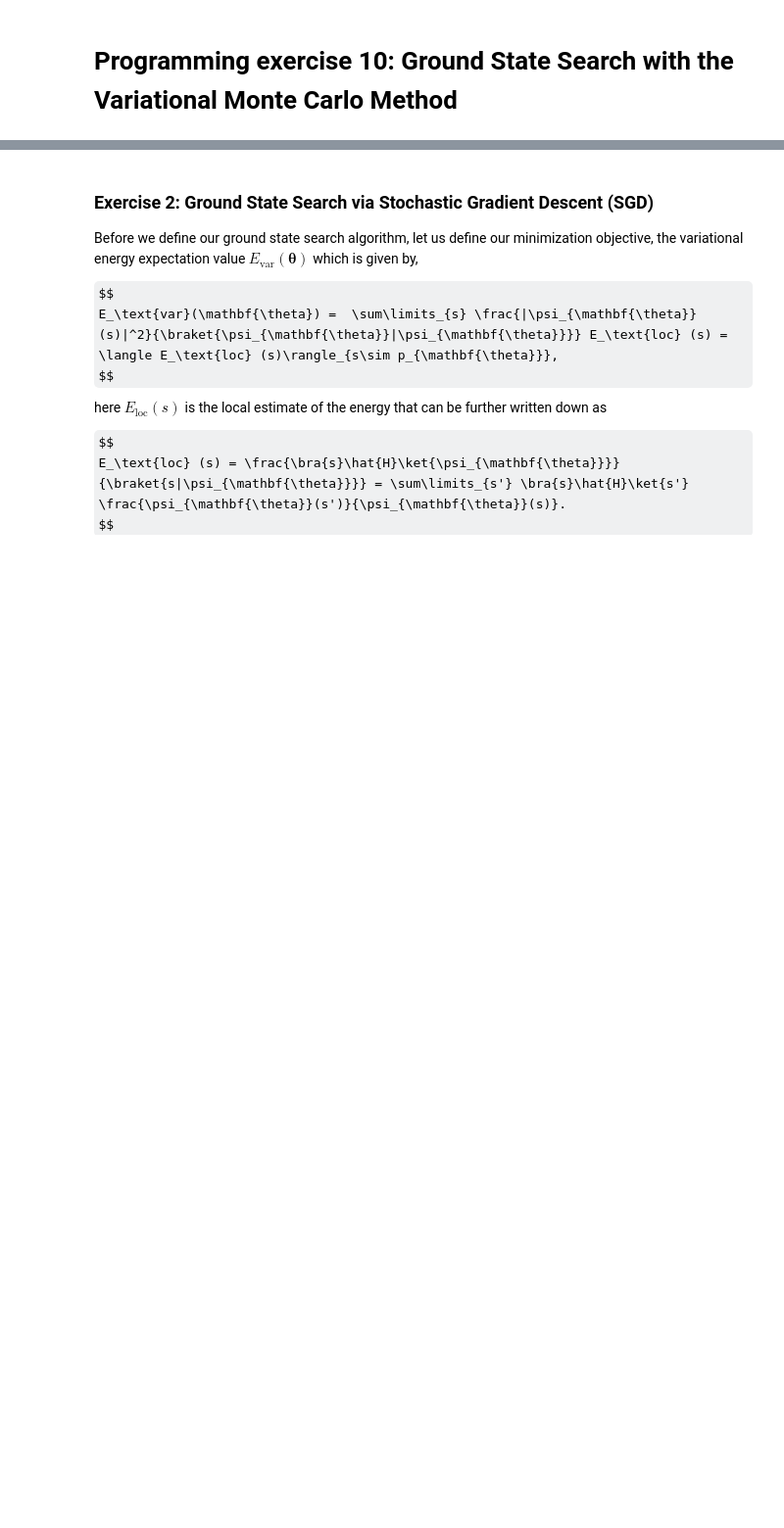
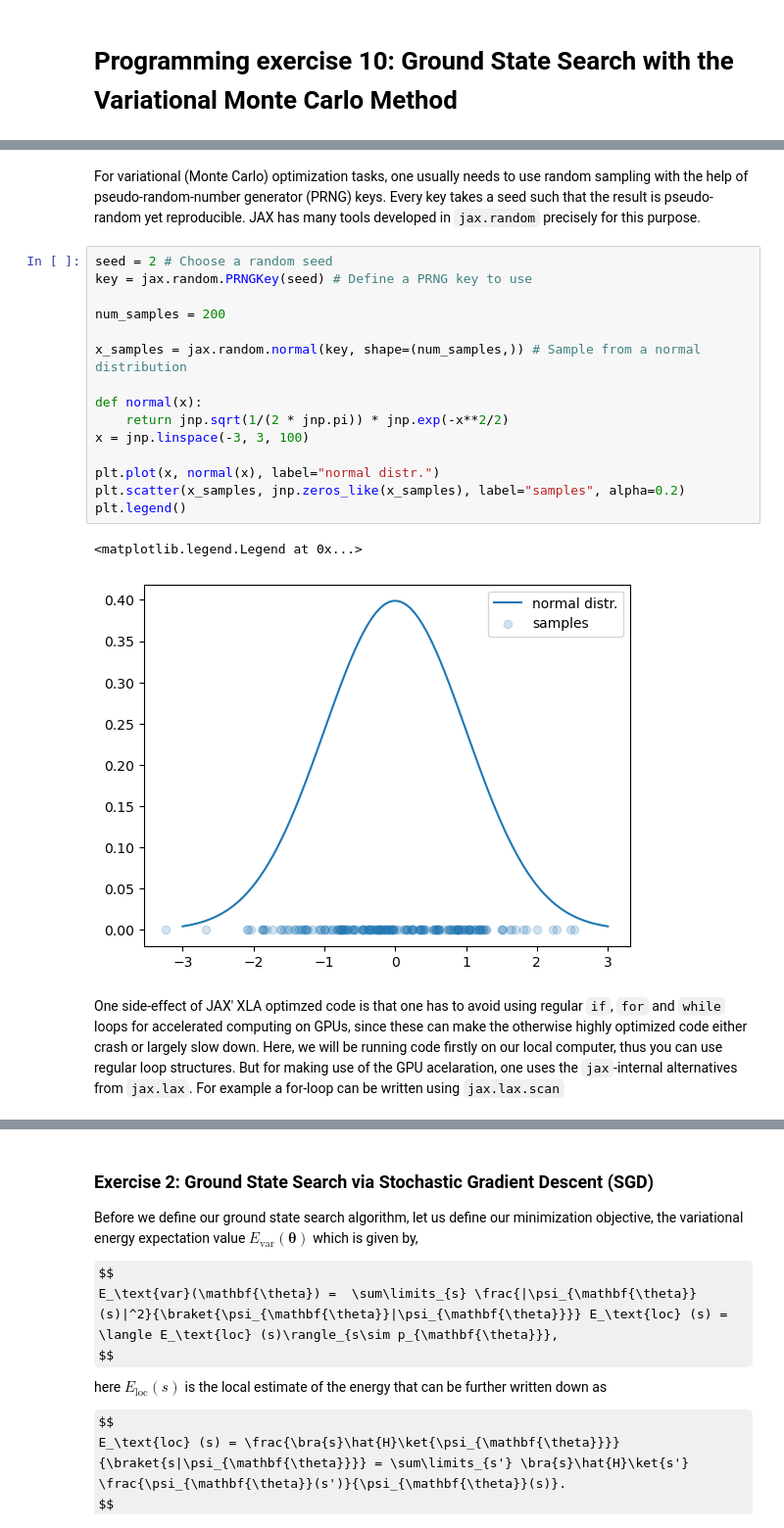
Before and after one commit to Abiyzelalem27/CQD_SS26, a Jupyter notebook: Solutions/exercise10_sol.ipynb, the cells around one changed output, grey strips where cells are left out. Shown at 98% size. Saved outputs shown, nothing was run; the diff lists cells and outputs as text; some formulas as TeX source; blank space fills up the shorter version.

```diff
--- a/Solutions/exercise10_sol.ipynb
+++ b/Solutions/exercise10_sol.ipynb
@@ -55,0 +56,22 @@ seed = 1
+# %% [markdown]
+For variational (Monte Carlo) optimization tasks, one usually needs to use random sampling with the help of pseudo-random-number generator (PRNG) keys. Every key takes a seed such that the result is pseudo-random yet reproducible. JAX has many tools developed in `jax.random` precisely for this purpose.
+# %%
+seed = 2 # Choose a random seed
+key = jax.random.PRNGKey(seed) # Define a PRNG key to use
+
+num_samples = 200
+
+x_samples = jax.random.normal(key, shape=(num_samples,)) # Sample from a normal distribution
+
+def normal(x):
+    return jnp.sqrt(1/(2 * jnp.pi)) * jnp.exp(-x**2/2)
+x = jnp.linspace(-3, 3, 100)
+
+plt.plot(x, normal(x), label="normal distr.")
+plt.scatter(x_samples, jnp.zeros_like(x_samples), label="samples", alpha=0.2)
+plt.legend()
+# %% [output]
+<matplotlib.legend.Legend at 0x...>
+[figure, added]
+# %% [markdown]
+One side-effect of JAX' XLA optimzed code is that one has to avoid using regular `if`, `for` and `while` loops for accelerated computing on GPUs, since these can make the otherwise highly optimized code either crash or largely slow down. Here, we will be running code firstly on our local computer, thus you can use regular loop structures. But for making use of the GPU acelaration, one uses the `jax`-internal alternatives from `jax.lax`. For example a for-loop can be written using `jax.lax.scan`
```
Also changed, not shown: parts of 40 cells of this notebook, 10 other files.
